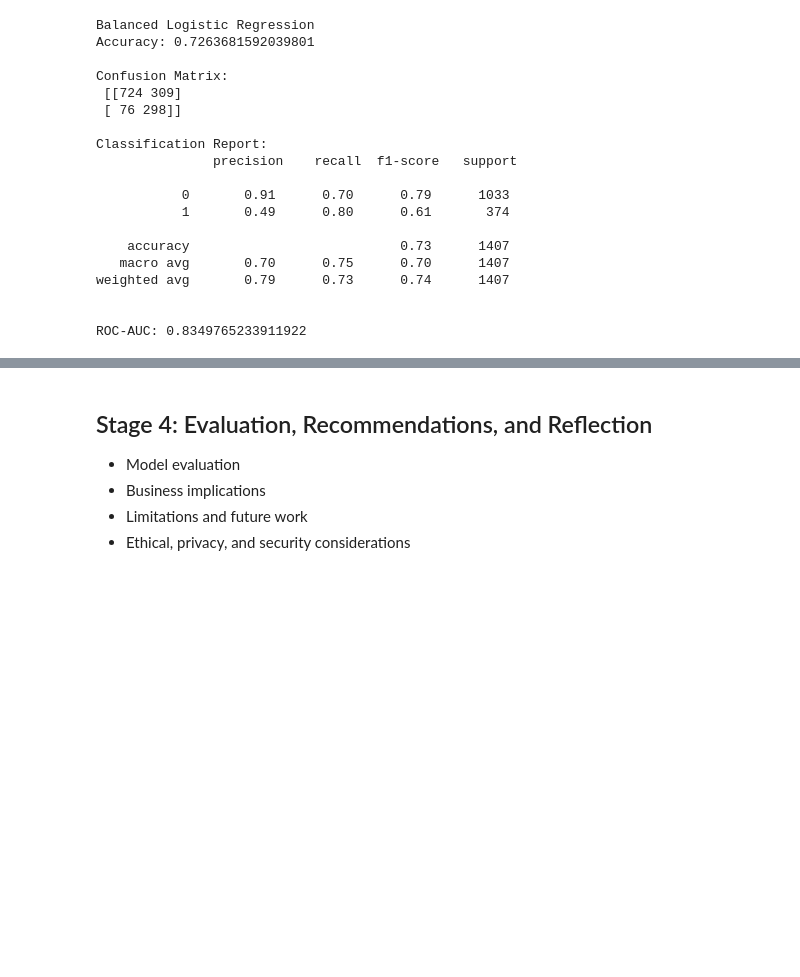
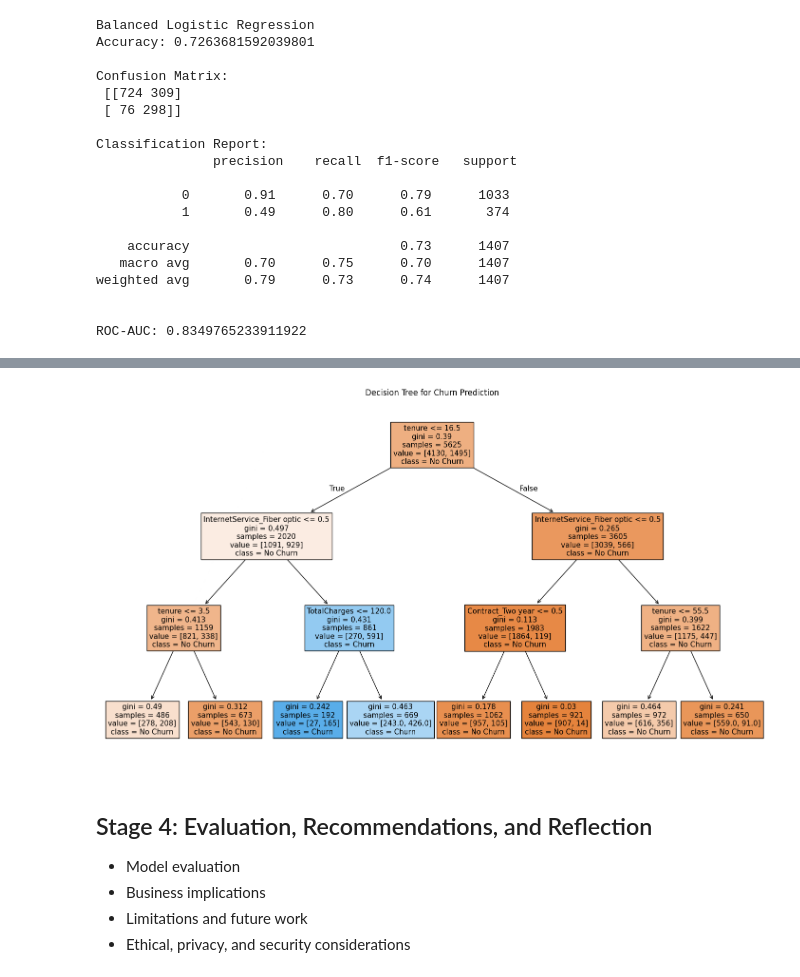
Before and after one commit to lukethomson012-ctrl/ufcfmm-data-mining-portfolio, a Jupyter notebook: Notebook/project_portfolio.ipynb, the cells around one changed output, grey strips where cells are left out. Cells and saved outputs as stored; diff of their text form; code cells hidden in the pictures; blank space fills up the shorter version.

```diff
--- a/Notebook/project_portfolio.ipynb
+++ b/Notebook/project_portfolio.ipynb
@@ -372,0 +452,7 @@ ROC-AUC: 0.8349765233911922
+# %%
+tree_model = DecisionTreeClassifier(
+    max_depth=3,
+    random_state=42
+)
+
+tree_model.fit(X_train, y_train)
@@ -373,3 +494,18 @@ ROC-AUC: 0.8349765233911922
+# %%
+plt.figure(figsize=(18, 10))
+
+plot_tree(
+    tree_model,
+    feature_names=X_train.columns,
+    class_names=["No Churn", "Churn"],
+    filled=True,
+    fontsize=11
+)
+
+plt.title("Decision Tree for Churn Prediction")
+plt.show()
+# %% [output]
+[figure, added]
 # %% [markdown]
 ## Stage 4: Evaluation, Recommendations, and Reflection
 - Model evaluation
```
Also changed, not shown: parts of 9 cells of this notebook.
